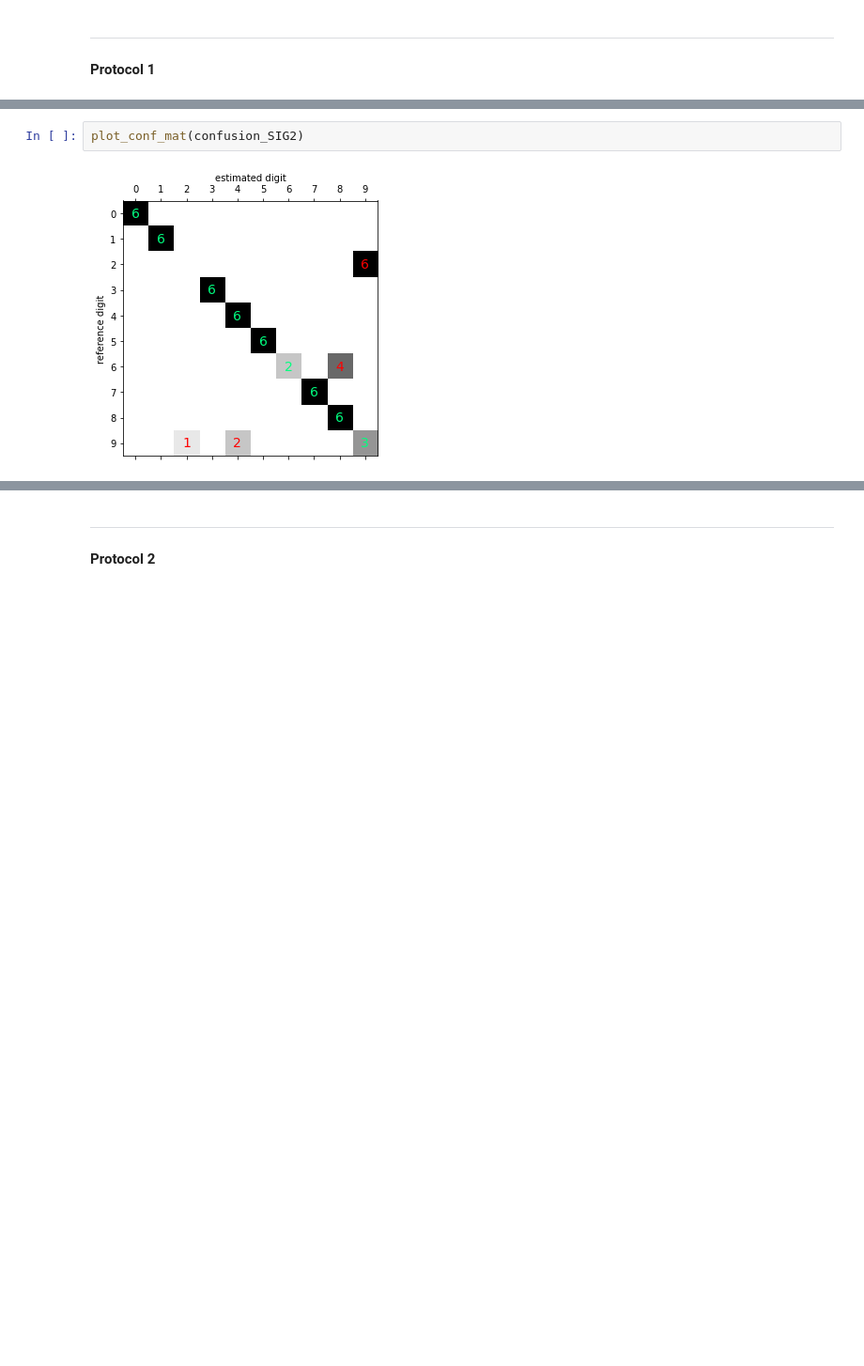
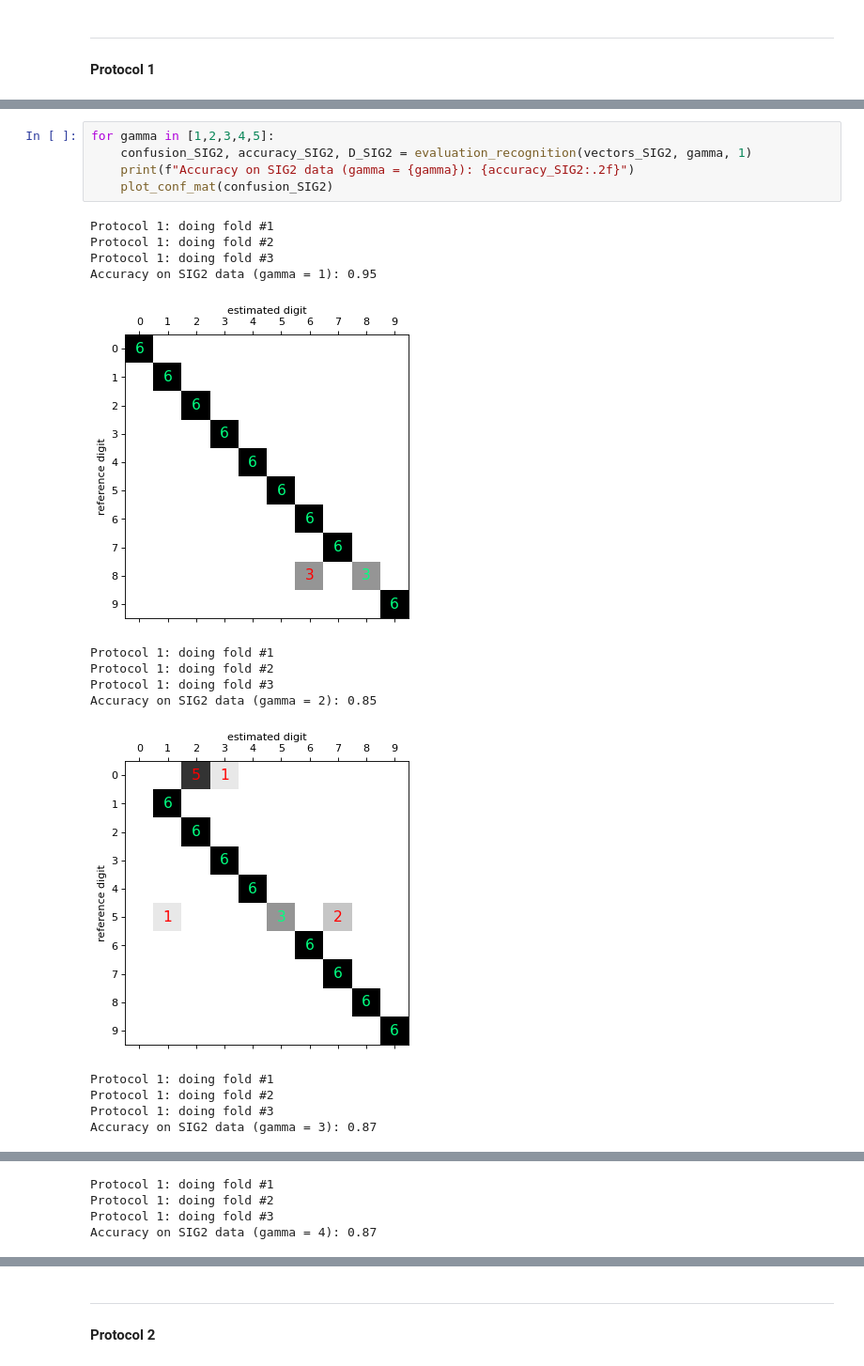
Before and after one commit to littlebuzzybee/TSIA206-TP2, a Jupyter notebook: TP_DTW_speech_recognition_LY_PERSONNAZ.ipynb, the cells around one changed output, grey strips where cells are left out. Shown: that part at 94% size. Cells and saved outputs as stored; diff of their text form; blank space fills up the shorter version.

```diff
--- a/TP_DTW_speech_recognition_LY_PERSONNAZ.ipynb
+++ b/TP_DTW_speech_recognition_LY_PERSONNAZ.ipynb
@@ -854,4 +867,20 @@ Accuracy on SIG2 data: 0.78
-# %%
-plot_conf_mat(confusion_SIG2)
-# %% [output]
-[figure, removed]
+# %%
+for gamma in [1,2,3,4,5]:
+    confusion_SIG2, accuracy_SIG2, D_SIG2 = evaluation_recognition(vectors_SIG2, gamma, 1)
+    print(f"Accuracy on SIG2 data (gamma = {gamma}): {accuracy_SIG2:.2f}")
+    plot_conf_mat(confusion_SIG2)
+# %% [output]
+Protocol 1: doing fold #1
+Protocol 1: doing fold #2
+Protocol 1: doing fold #3
+Accuracy on SIG2 data (gamma = 1): 0.95
+[figure, added]
+Protocol 1: doing fold #1
+Protocol 1: doing fold #2
+Protocol 1: doing fold #3
+Accuracy on SIG2 data (gamma = 2): 0.85
+[figure, added]
+Protocol 1: doing fold #1
+Protocol 1: doing fold #2
+Protocol 1: doing fold #3
+Accuracy on SIG2 data (gamma = 3): 0.87
@@ -857,0 +888,4 @@ plot_conf_mat(confusion_SIG2)
+Protocol 1: doing fold #1
+Protocol 1: doing fold #2
+Protocol 1: doing fold #3
+Accuracy on SIG2 data (gamma = 4): 0.87
```
Also changed, not shown: parts of 29 cells of this notebook.
